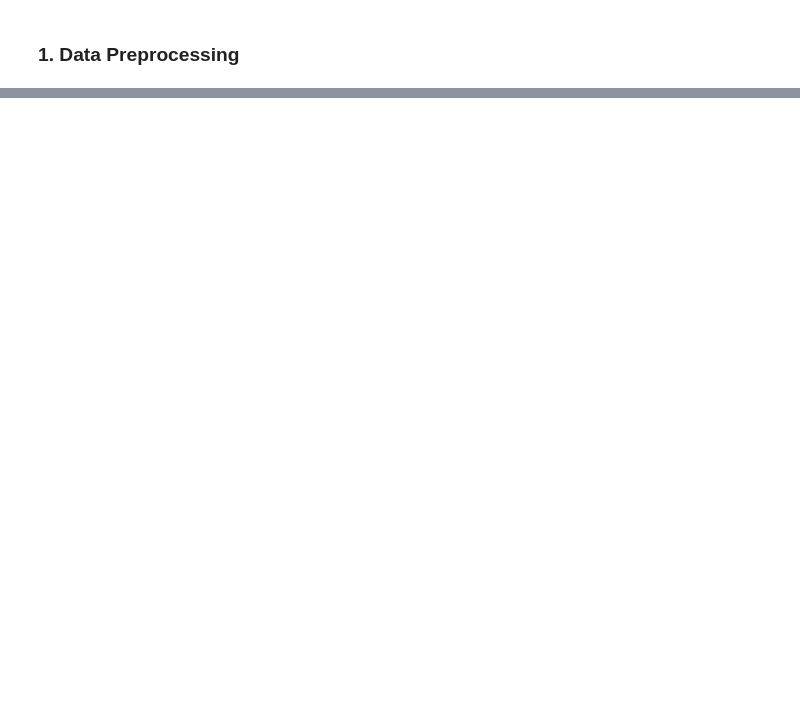
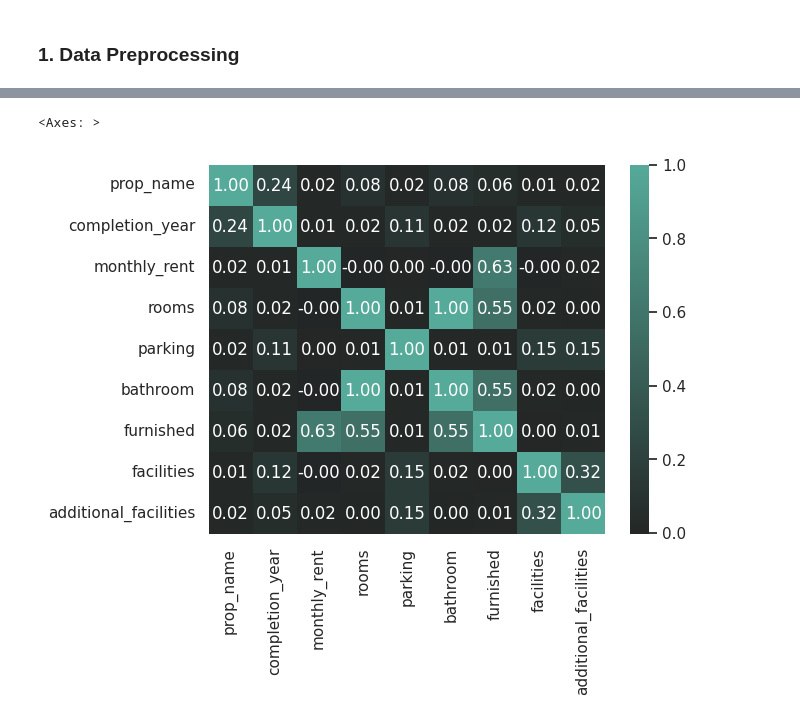
Before and after one commit to chuch3/DSC101, a Jupyter notebook: notebooks/DSC101.ipynb, the cells around one changed output, grey strips where cells are left out. Saved outputs shown, nothing was run; the diff lists cells and outputs as text; code cells hidden in the pictures; blank space fills up the shorter version.

```diff
--- a/notebooks/DSC101.ipynb
+++ b/notebooks/DSC101.ipynb
@@ -85,0 +95,5 @@ Number of duplicated data: 0
+# %%
+sns.heatmap(df.loc[:, df.isnull().any()].isnull().corr(), annot=True, fmt=".2f", cmap=sns.color_palette("dark:#5A9", as_cmap=True))
+# %% [output]
+<Axes: >
+[figure, added]
```
Also changed, not shown: parts of 13 cells of this notebook, 6 other files.
